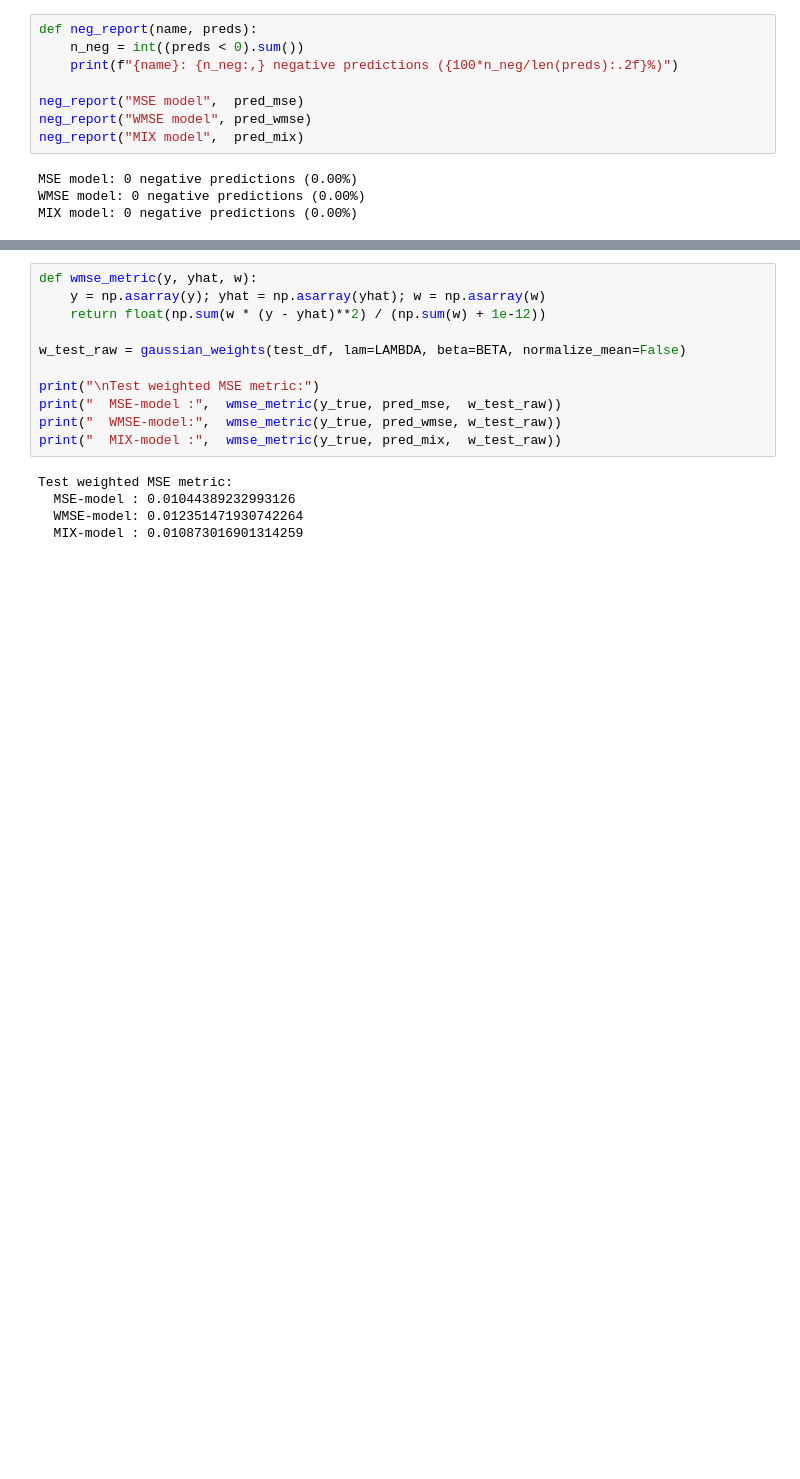
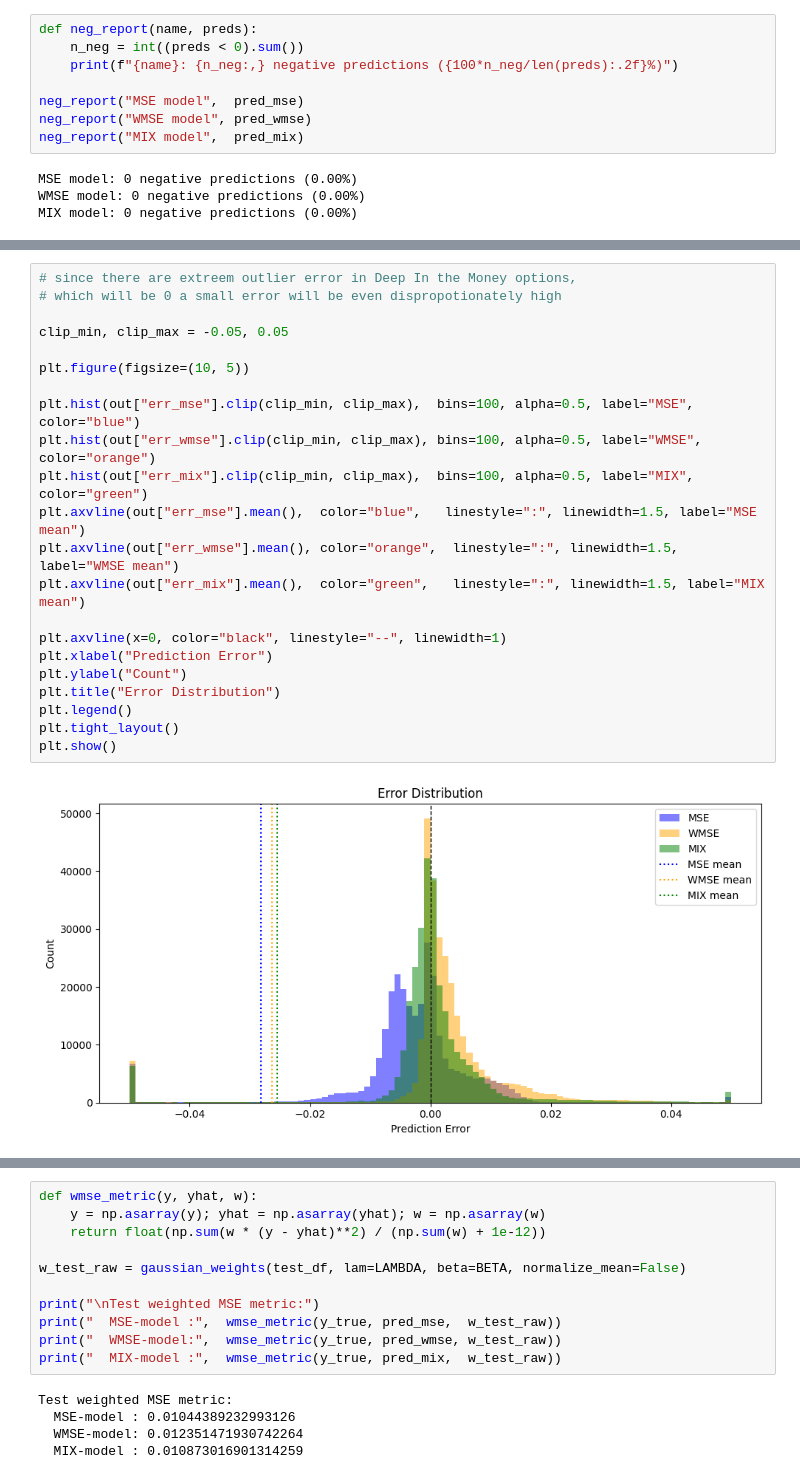
Before and after one commit to karandeeps18/Option-Pricing-using-Neural-Network, a Jupyter notebook: Notebooks/NN_option_pricing_using_SPY.ipynb, the cells around one changed output, grey strips where cells are left out. Cells and saved outputs as stored; diff of their text form; blank space fills up the shorter version.

```diff
--- a/Notebooks/NN_option_pricing_using_SPY.ipynb
+++ b/Notebooks/NN_option_pricing_using_SPY.ipynb
@@ -834,0 +945,24 @@ Saved: preds_test.csv
+# %%
+# since there are extreem outlier error in Deep In the Money options,
+# which will be 0 a small error will be even dispropotionately high
+
+clip_min, clip_max = -0.05, 0.05
+
+plt.figure(figsize=(10, 5))
+
+plt.hist(out["err_mse"].clip(clip_min, clip_max),  bins=100, alpha=0.5, label="MSE",  color="blue")
+plt.hist(out["err_wmse"].clip(clip_min, clip_max), bins=100, alpha=0.5, label="WMSE", color="orange")
+plt.hist(out["err_mix"].clip(clip_min, clip_max),  bins=100, alpha=0.5, label="MIX",  color="green")
+plt.axvline(out["err_mse"].mean(),  color="blue",   linestyle=":", linewidth=1.5, label="MSE mean")
+plt.axvline(out["err_wmse"].mean(), color="orange",  linestyle=":", linewidth=1.5, label="WMSE mean")
+plt.axvline(out["err_mix"].mean(),  color="green",   linestyle=":", linewidth=1.5, label="MIX mean")
+
+plt.axvline(x=0, color="black", linestyle="--", linewidth=1)
+plt.xlabel("Prediction Error")
+plt.ylabel("Count")
+plt.title("Error Distribution")
+plt.legend()
+plt.tight_layout()
+plt.show()
+# %% [output]
+[figure, added]
```
Also changed, not shown: parts of 21 cells of this notebook, 14 other files.
